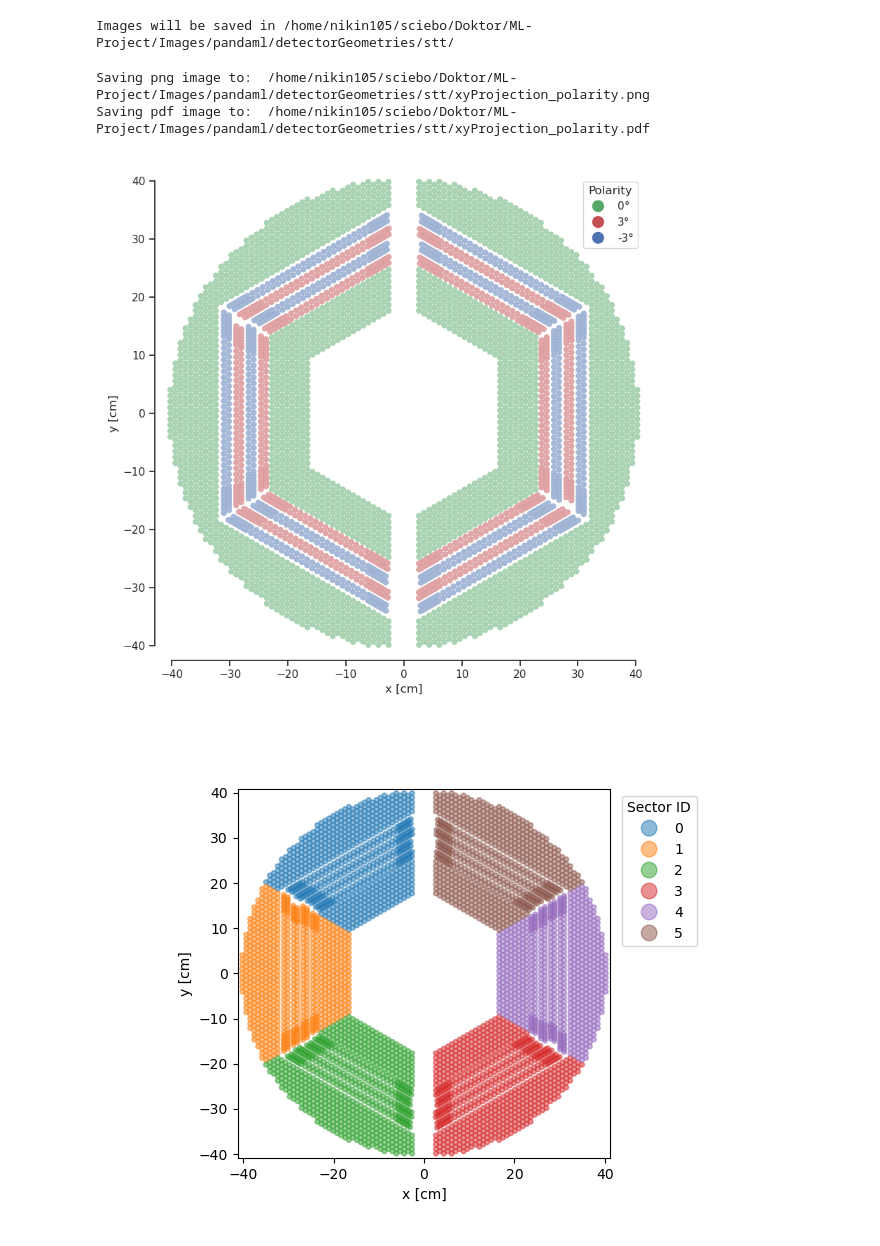
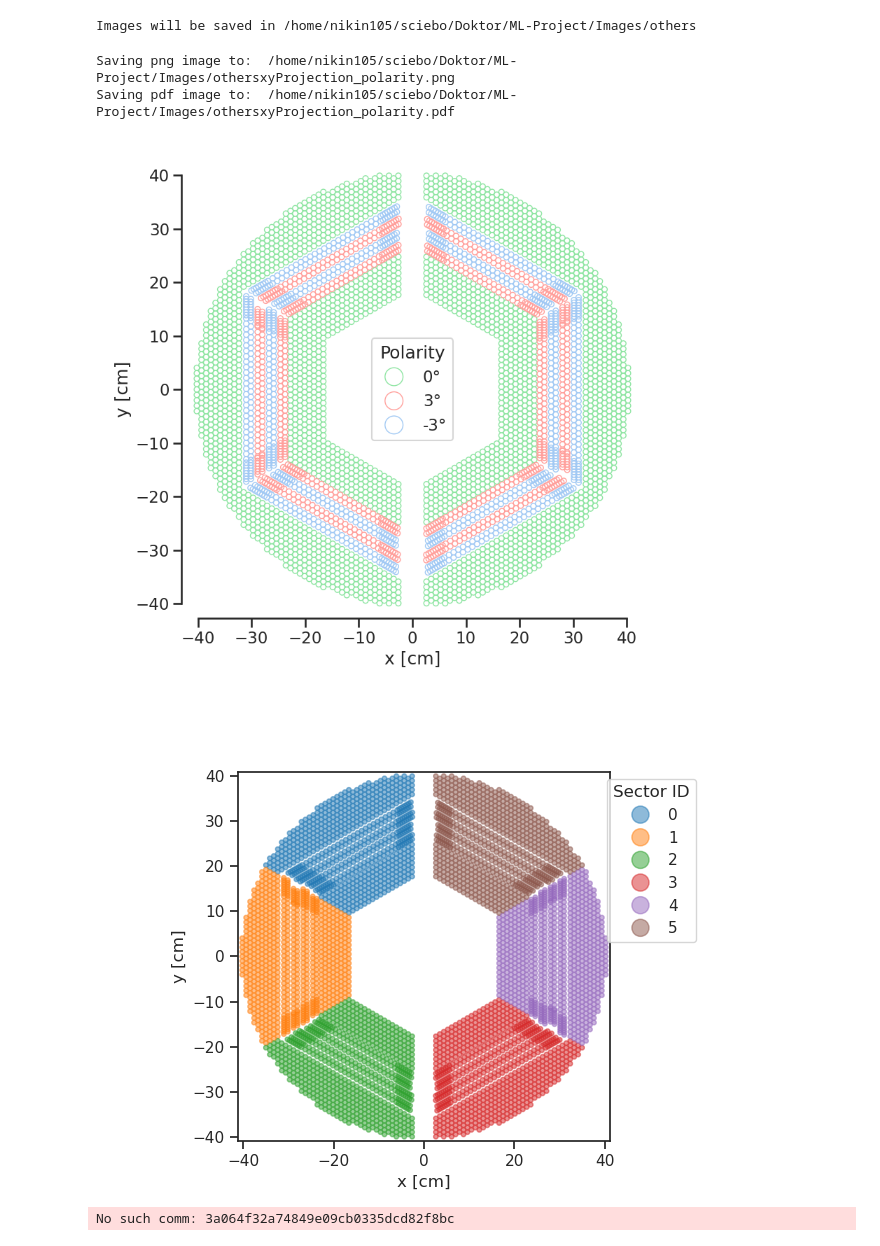
Before and after one commit to n-idw/panda-visualization, a Jupyter notebook: detectorGeometries/sttGeometry.ipynb, the cells around one changed output. Cells and saved outputs as stored; diff of their text form; code cells hidden in the pictures.

```diff
--- a/detectorGeometries/sttGeometry.ipynb
+++ b/detectorGeometries/sttGeometry.ipynb
@@ -10,17 +8,17 @@ import os
 # %%
-imagePath = os.getenv("PANDAML_IMAGE_PATH") + "/detectorGeometries/stt/"
+imagePath =  "/home/nikin105/sciebo/Doktor/ML-Project/Images/others"
 print("Images will be saved in", imagePath)
 # %% [output]
-Images will be saved in /home/nikin105/sciebo/Doktor/ML-Project/Images/pandaml/detectorGeometries/stt/
+Images will be saved in /home/nikin105/sciebo/Doktor/ML-Project/Images/others
 # %%
-data : pd.DataFrame = pd.read_csv('tubePos.csv')
+data : pd.DataFrame = pd.read_csv('/home/nikin105/mlProject/data/detectorGeometries/tubePos.csv')
 data.columns = data.columns.str.strip()
 
-xMax: float = data["x[cm]"].max()
-xMin: float = data["x[cm]"].min()
+xMax: float = data["x"].max()
+xMin: float = data["x"].min()
 
-yMax: float = data["y[cm]"].max()
-yMin: float = data["y[cm]"].min()
+yMax: float = data["y"].max()
+yMin: float = data["y"].min()
 
 class AnyObject:
     pass
@@ -38,54 +36,55 @@ plt.close('all')
 
 # Set the general style of the plot using seaborn
 sns.set_theme(color_codes=True)
+colors = sns.color_palette("pastel")
 sns.set_style("ticks")
-sns.set_context("notebook")
+sns.set_context("talk")
 
 fig, ax= plt.subplots(figsize=(8,8))
 
 for index, row in data.iterrows():
-	if row['angle[°]'] == 0:
-		straightOuterTube = Circle((row['x[cm]'], row['y[cm]']), row['outerRadius[cm]'], fc='g', ec='None')
+	if row['skewed'] == 0:
+		straightOuterTube = Circle((row['x'], row['y']), row['outerRadius'], ec=colors[2], fc='none', lw=1)
 		ax.add_patch(straightOuterTube)
-		straightInnerTube = Circle((row['x[cm]'], row['y[cm]']), row['innerRadius[cm]'], fc='white', ec='None', alpha=0.5)
-		ax.add_patch(straightInnerTube)
-	elif np.sign(row['angle[°]']) == 1:
-		posSkewedOuterTube = Circle((row['x[cm]'], row['y[cm]']), row['outerRadius[cm]'], fc='r', ec='None')
+		# straightInnerTube = Circle((row['x'], row['y']), row['innerRadius'], fc='white', ec='None', alpha=0.5)
+		# ax.add_patch(straightInnerTube)
+	elif np.sign(row['skewed']) == 1:
+		posSkewedOuterTube = Circle((row['x'], row['y']), row['outerRadius'], ec=colors[3], fc='none', lw=1)
 		ax.add_patch(posSkewedOuterTube)
-		posSkewedInnerTube = Circle((row['x[cm]'], row['y[cm]']), row['innerRadius[cm]'], fc='white', ec='None', alpha=0.5)
-		ax.add_patch(posSkewedInnerTube)
-	elif np.sign(row['angle[°]']) == -1:
-		negSkewedOuterTube = Circle((row['x[cm]'], row['y[cm]']), row['outerRadius[cm]'], fc='b', ec='None')
+		# posSkewedInnerTube = Circle((row['x'], row['y']), row['innerRadius'], fc='white', ec='None', alpha=0.5)
+		# ax.add_patch(posSkewedInnerTube)
+	elif np.sign(row['skewed']) == -1:
+		negSkewedOuterTube = Circle((row['x'], row['y']), row['outerRadius'], ec=colors[0], fc='none',lw=1)
 		ax.add_patch(negSkewedOuterTube)
-		negSkewedInnerTube = Circle((row['x[cm]'], row['y[cm]']), row['innerRadius[cm]'], fc='white', ec='None', alpha=0.5)
-		ax.add_patch(negSkewedInnerTube)
+		# negSkewedInnerTube = Circle((row['x'], row['y']), row['innerRadius'], fc='white', ec='None', alpha=0.5)
+		# ax.add_patch(negSkewedInnerTube)
 	else:
-		raise Exception("Invalid angle")
+		raise Exception("Invalid skewed")
 
 ax.set_xlim(xMin-1, xMax+1)
 ax.set_xlabel("x [cm]")
 ax.set_ylim(yMin-1, yMax+1)
 ax.set_ylabel("y [cm]")
 
 ax.set_aspect('equal')
 
 ax.legend([straightOuterTube,posSkewedOuterTube,negSkewedOuterTube],
-          ["0°","3°","-3°"], handler_map={Circle: HandlerEllipse()}, loc='upper right', title="Polarity")
+          ["0°","3°","-3°"], handler_map={Circle: HandlerEllipse()}, loc='center', title="Polarity")
 
 sns.despine(offset=10, trim=True)
 fig.tight_layout()
 
 imgPath = imagePath + "xyProjection_polarity"
 
 print("Saving png image to: ", imgPath+".png")
 plt.savefig(imgPath+".png", dpi=300, bbox_inches='tight')
 
 print("Saving pdf image to: ", imgPath+".pdf")
 plt.savefig(imgPath+".pdf", dpi=300, bbox_inches='tight')
 # %% [output]
-Saving png image to:  /home/nikin105/sciebo/Doktor/ML-Project/Images/pandaml/detectorGeometries/stt/xyProjection_polarity.png
-Saving pdf image to:  /home/nikin105/sciebo/Doktor/ML-Project/Images/pandaml/detectorGeometries/stt/xyProjection_polarity.pdf
+Saving png image to:  /home/nikin105/sciebo/Doktor/ML-Project/Images/othersxyProjection_polarity.png
+Saving pdf image to:  /home/nikin105/sciebo/Doktor/ML-Project/Images/othersxyProjection_polarity.pdf
-[figure, old version]
+[figure, new version]
 # %%
 fig, ax= plt.subplots()
 
@@ -94,7 +93,7 @@ uniqueSectorTubes = []
 uniqueSector = []
 
 for index, row in data.iterrows():
-	tube = Circle((row['x[cm]'], row['y[cm]']), row['outerRadius[cm]'], color=tab10List[int(row['sectorID'])], alpha=0.5)
+	tube = Circle((row['x'], row['y']), row['outerRadius'], color=tab10List[int(row['sectorID'])], alpha=0.5)
 	if row['sectorID'] not in uniqueSector:
 		uniqueSector.append(int(row['sectorID']))
 		uniqueSectorTubes.append(tube)
@@ -119,7 +118,8 @@ imgPath = imagePath + "/detector/stt_xyProjection_sectors"
 # print("Saving pdf image to: ", imgPath+".pdf")
 # plt.savefig(imgPath+".pdf", dpi=300, bbox_inches='tight')
 # %% [output]
-[figure, old version]
+[figure, new version]
+No such comm: 3a064f32a74849e09cb0335dcd82f8bc
 # %%
 plt.close('all')
 
```
Also changed, not shown: parts of 2 cells of this notebook, 4 other files.
